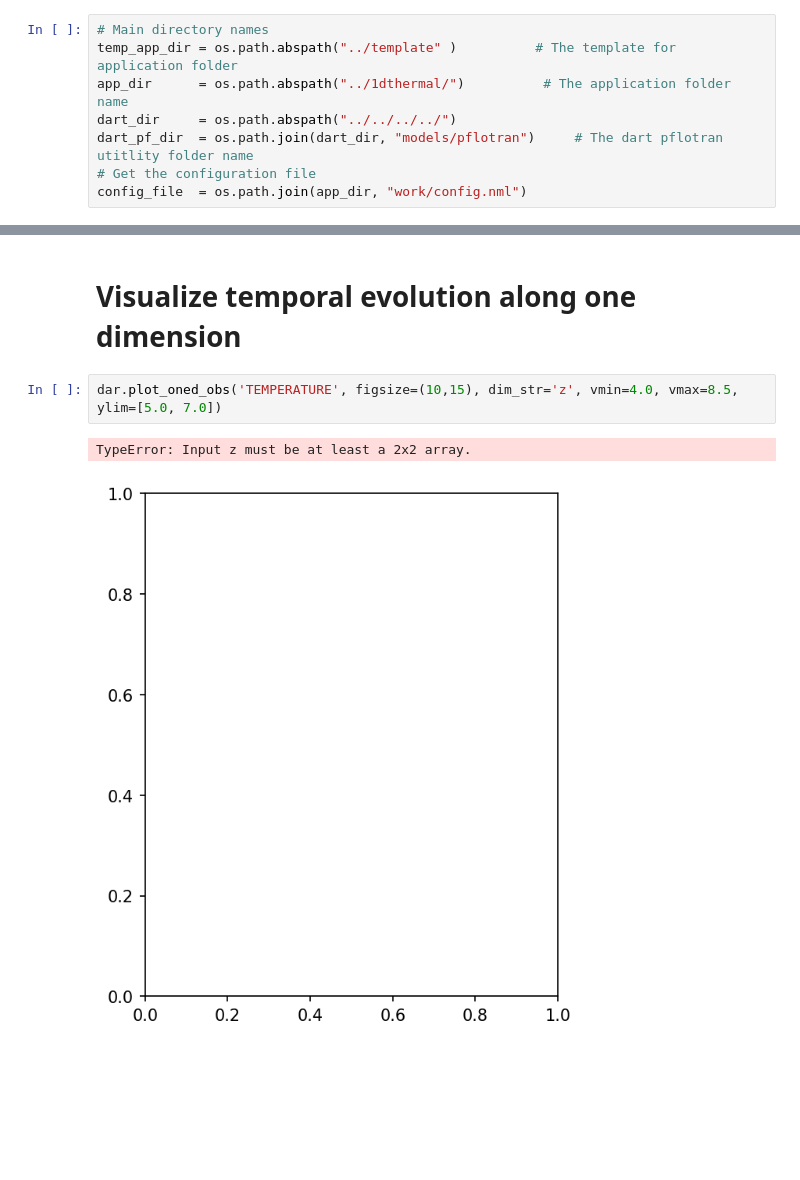
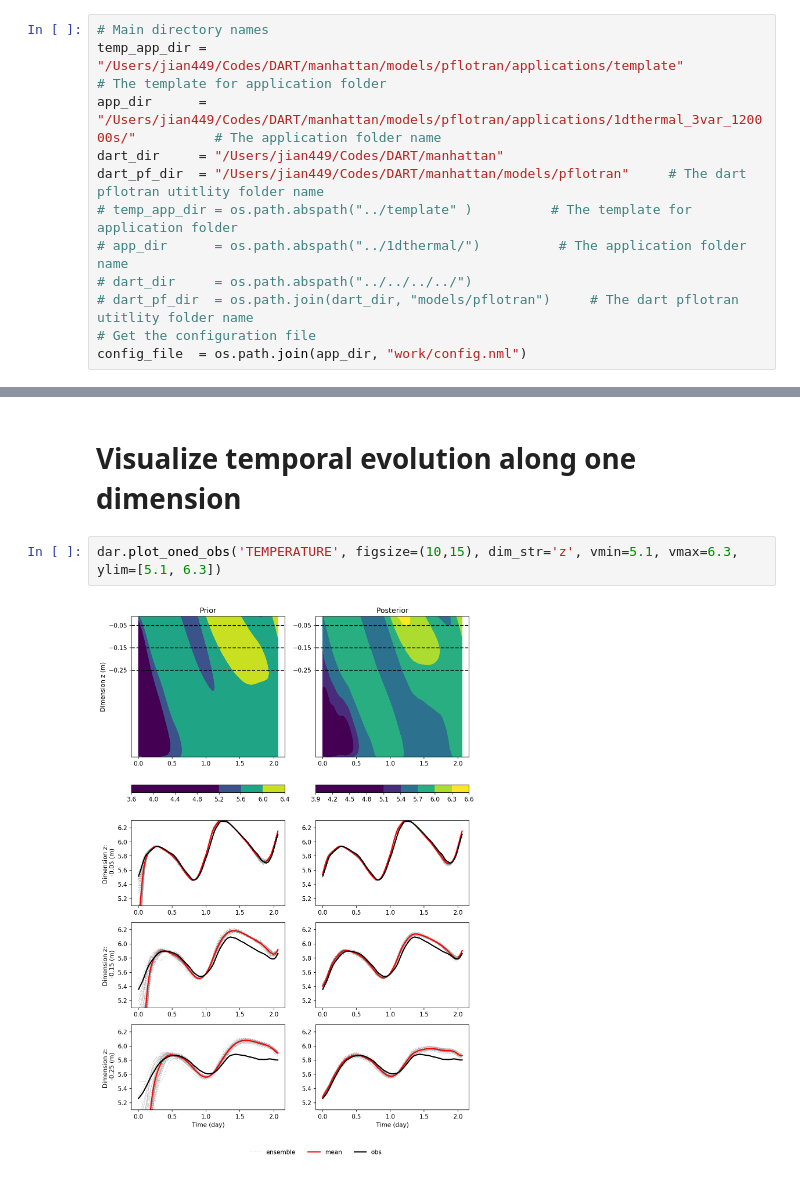
Before and after one commit to PeishiJiang/DART-PFLOTRAN, a Jupyter notebook: applications/workflow_ipynb/Visualize_DA_Results.ipynb, the cells around one changed output, grey strips where cells are left out. Cells and saved outputs as stored; diff of their text form; blank space fills up the shorter version.

```diff
--- a/applications/workflow_ipynb/Visualize_DA_Results.ipynb
+++ b/applications/workflow_ipynb/Visualize_DA_Results.ipynb
@@ -23,10 +24,14 @@ from datetime import datetime, timedelta
 **Define the locations of application folder, DART-PFLOTRAN interface folder, and the configuation file of interest**
 # %%
 # Main directory names
-temp_app_dir = os.path.abspath("../template" )          # The template for application folder
-app_dir      = os.path.abspath("../1dthermal/")          # The application folder name
-dart_dir     = os.path.abspath("../../../../")
-dart_pf_dir  = os.path.join(dart_dir, "models/pflotran")     # The dart pflotran utitlity folder name
+temp_app_dir = "/Users/jian449/Codes/DART/manhattan/models/pflotran/applications/template"          # The template for application folder
+app_dir      = "/Users/jian449/Codes/DART/manhattan/models/pflotran/applications/1dthermal_3var_120000s/"          # The application folder name
+dart_dir     = "/Users/jian449/Codes/DART/manhattan"
+dart_pf_dir  = "/Users/jian449/Codes/DART/manhattan/models/pflotran"     # The dart pflotran utitlity folder name
+# temp_app_dir = os.path.abspath("../template" )          # The template for application folder
+# app_dir      = os.path.abspath("../1dthermal/")          # The application folder name
+# dart_dir     = os.path.abspath("../../../../")
+# dart_pf_dir  = os.path.join(dart_dir, "models/pflotran")     # The dart pflotran utitlity folder name
 # Get the configuration file
 config_file  = os.path.join(app_dir, "work/config.nml")
 # %% [markdown]
@@ -48,7 +53,6 @@ dar.plot_spatial_average(figsize=(10,10))
 <a id='plot_along_zaxis'></a>
 # Visualize temporal evolution along one dimension
 # %%
-dar.plot_oned_obs('TEMPERATURE', figsize=(10,15), dim_str='z', vmin=4.0, vmax=8.5, ylim=[5.0, 7.0])
+dar.plot_oned_obs('TEMPERATURE', figsize=(10,15), dim_str='z', vmin=5.1, vmax=6.3, ylim=[5.1, 6.3])
 # %% [output]
-TypeError: Input z must be at least a 2x2 array.
-[figure, old version]
+[figure, new version]
```
Also changed, not shown: parts of 4 cells of this notebook, 10 other files.
